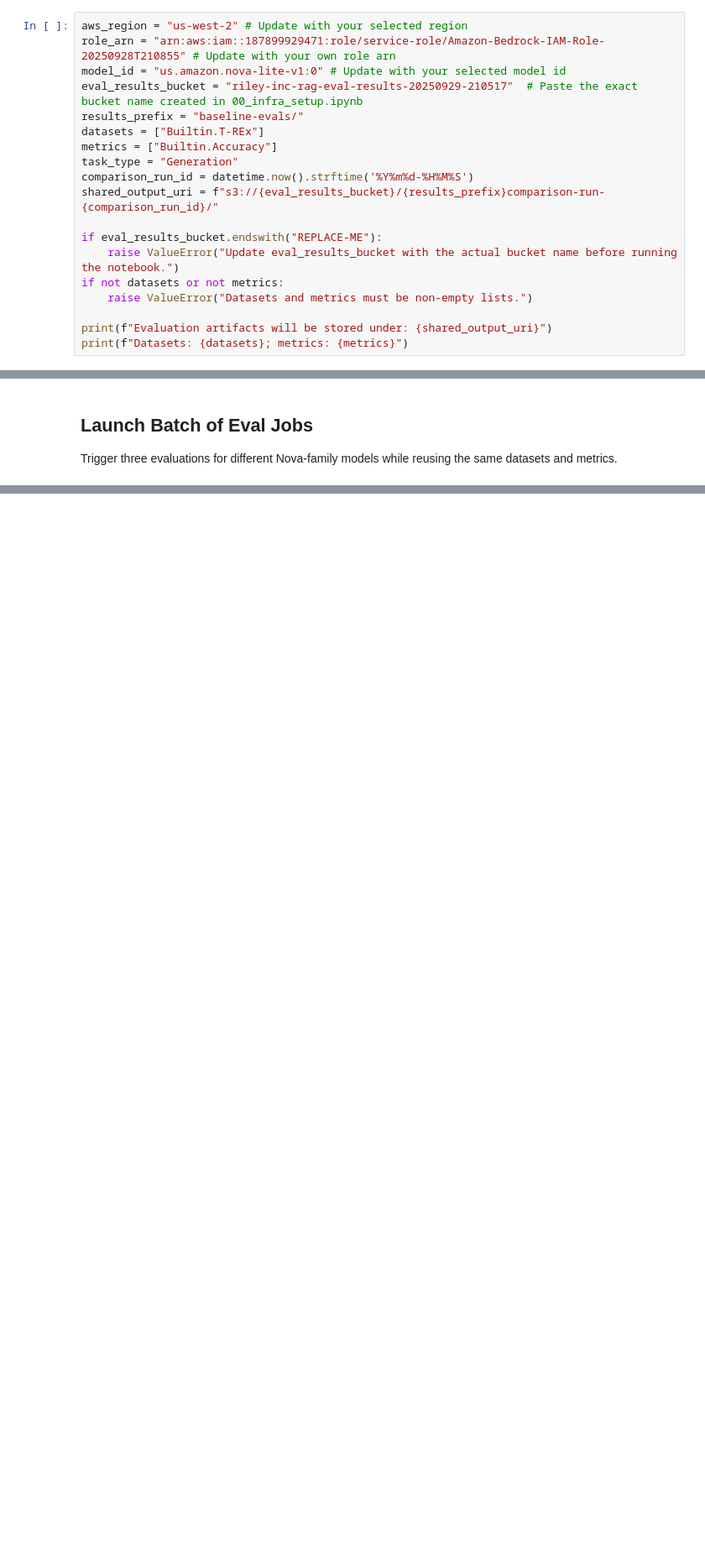
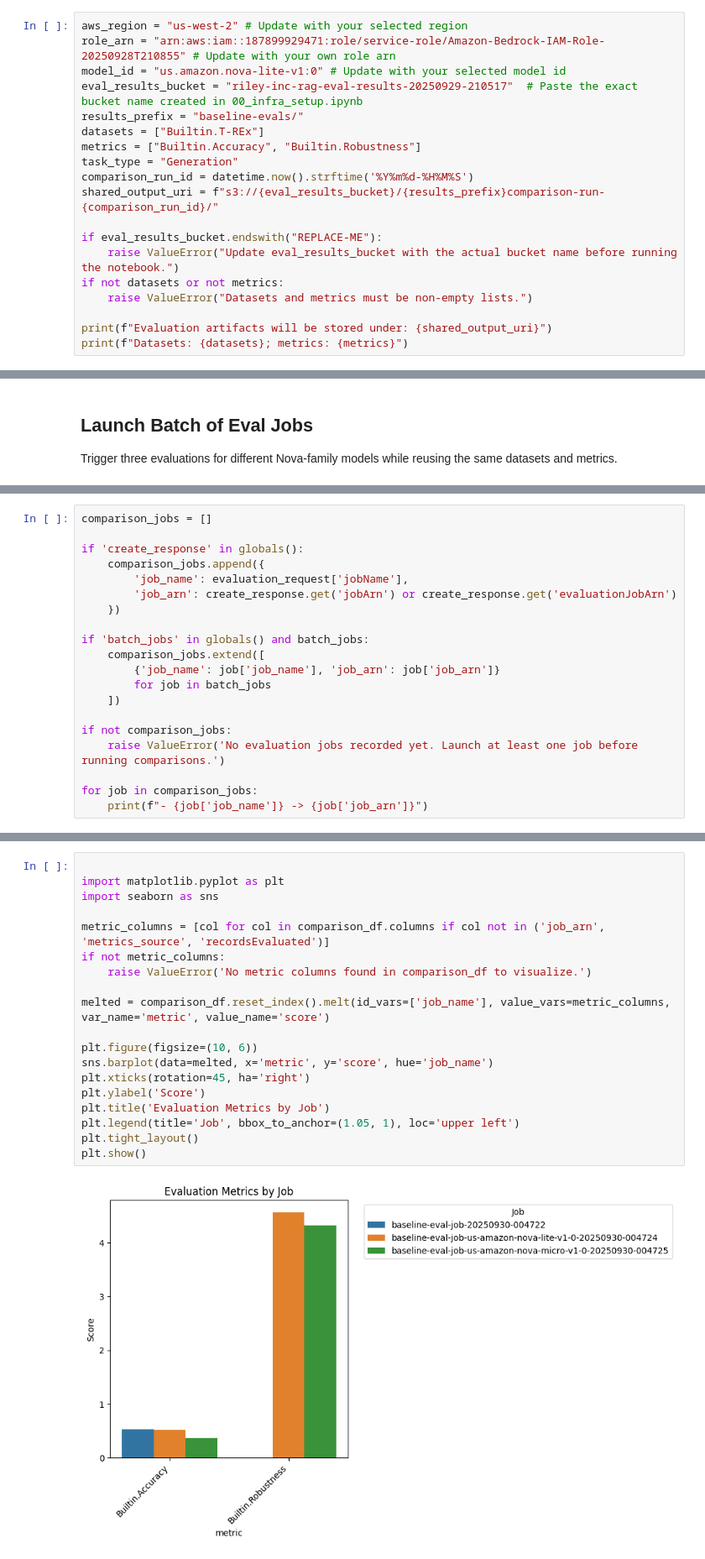
Before and after one commit to patslaurel-com/is-your-llm-lying, a Jupyter notebook: notebooks/01_baseline_eval_programmatic.ipynb, the cells around one changed output, grey strips where cells are left out. Shown at 84% size. Drawn from its saved outputs; the diff is of its cells as text; blank space fills up the shorter version.

```diff
--- a/notebooks/01_baseline_eval_programmatic.ipynb
+++ b/notebooks/01_baseline_eval_programmatic.ipynb
@@ -22,7 +22,7 @@ model_id = "us.amazon.nova-lite-v1:0" # Update with your selected model id
 eval_results_bucket = "riley-inc-rag-eval-results-20250929-210517"  # Paste the exact bucket name created in 00_infra_setup.ipynb
 results_prefix = "baseline-evals/"
 datasets = ["Builtin.T-REx"]
-metrics = ["Builtin.Accuracy"]
+metrics = ["Builtin.Accuracy", "Builtin.Robustness"]
 task_type = "Generation"
 comparison_run_id = datetime.now().strftime('%Y%m%d-%H%M%S')
 shared_output_uri = f"s3://{eval_results_bucket}/{results_prefix}comparison-run-{comparison_run_id}/"
@@ -239,0 +247,20 @@ Launched baseline-eval-job-us-amazon-nova-pro-v1-0-20250929-224404 (model=us.ama
+# %%
+comparison_jobs = []
+
+if 'create_response' in globals():
+    comparison_jobs.append({
+        'job_name': evaluation_request['jobName'],
+        'job_arn': create_response.get('jobArn') or create_response.get('evaluationJobArn')
+    })
+
+if 'batch_jobs' in globals() and batch_jobs:
+    comparison_jobs.extend([
+        {'job_name': job['job_name'], 'job_arn': job['job_arn']}
+        for job in batch_jobs
+    ])
+
+if not comparison_jobs:
+    raise ValueError('No evaluation jobs recorded yet. Launch at least one job before running comparisons.')
+
+for job in comparison_jobs:
+    print(f"- {job['job_name']} -> {job['job_arn']}")
@@ -240,3 +376,24 @@ Launched baseline-eval-job-us-amazon-nova-pro-v1-0-20250929-224404 (model=us.ama
+# %%
+
+import matplotlib.pyplot as plt
+import seaborn as sns
+
+metric_columns = [col for col in comparison_df.columns if col not in ('job_arn', 'metrics_source', 'recordsEvaluated')]
+if not metric_columns:
+    raise ValueError('No metric columns found in comparison_df to visualize.')
+
+melted = comparison_df.reset_index().melt(id_vars=['job_name'], value_vars=metric_columns, var_name='metric', value_name='score')
+
+plt.figure(figsize=(10, 6))
+sns.barplot(data=melted, x='metric', y='score', hue='job_name')
+plt.xticks(rotation=45, ha='right')
+plt.ylabel('Score')
+plt.title('Evaluation Metrics by Job')
+plt.legend(title='Job', bbox_to_anchor=(1.05, 1), loc='upper left')
+plt.tight_layout()
+plt.show()
+# %% [output]
+[figure, added]
 # %% [markdown]
 ## Next Steps
 - Monitor the job until it reaches a terminal state (`Completed`, `Failed`, or `Stopped`).
```
Also changed, not shown: parts of 11 cells of this notebook, 1 other file.
